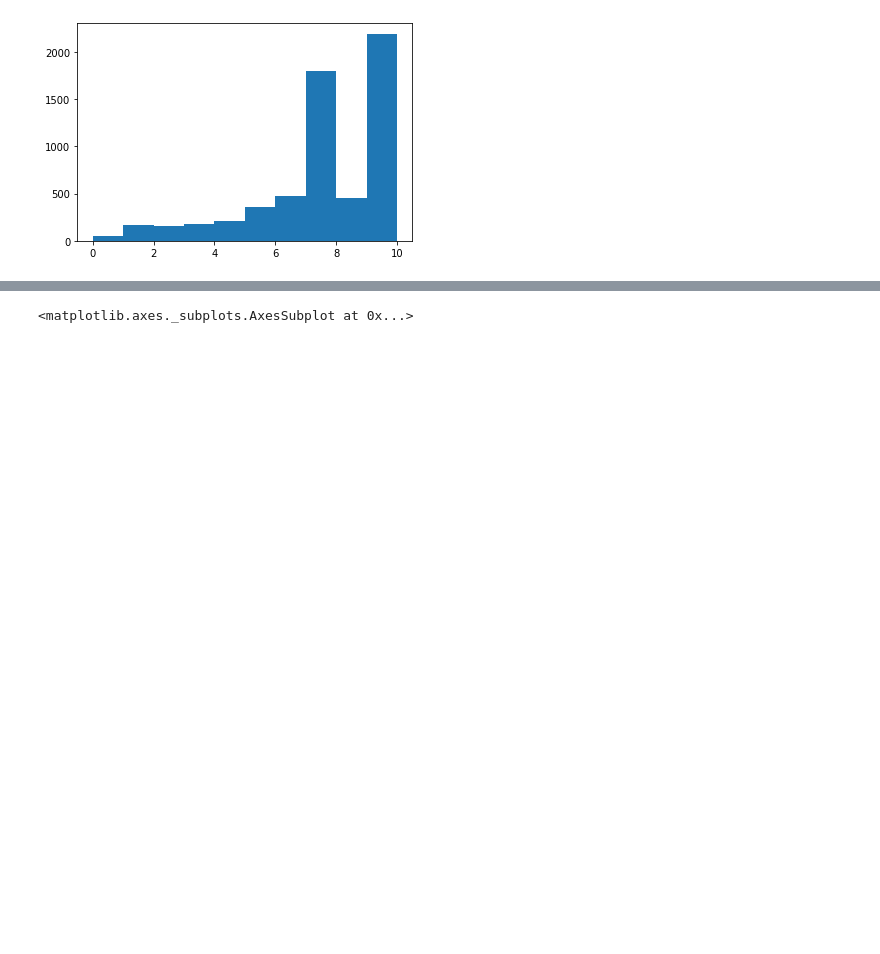
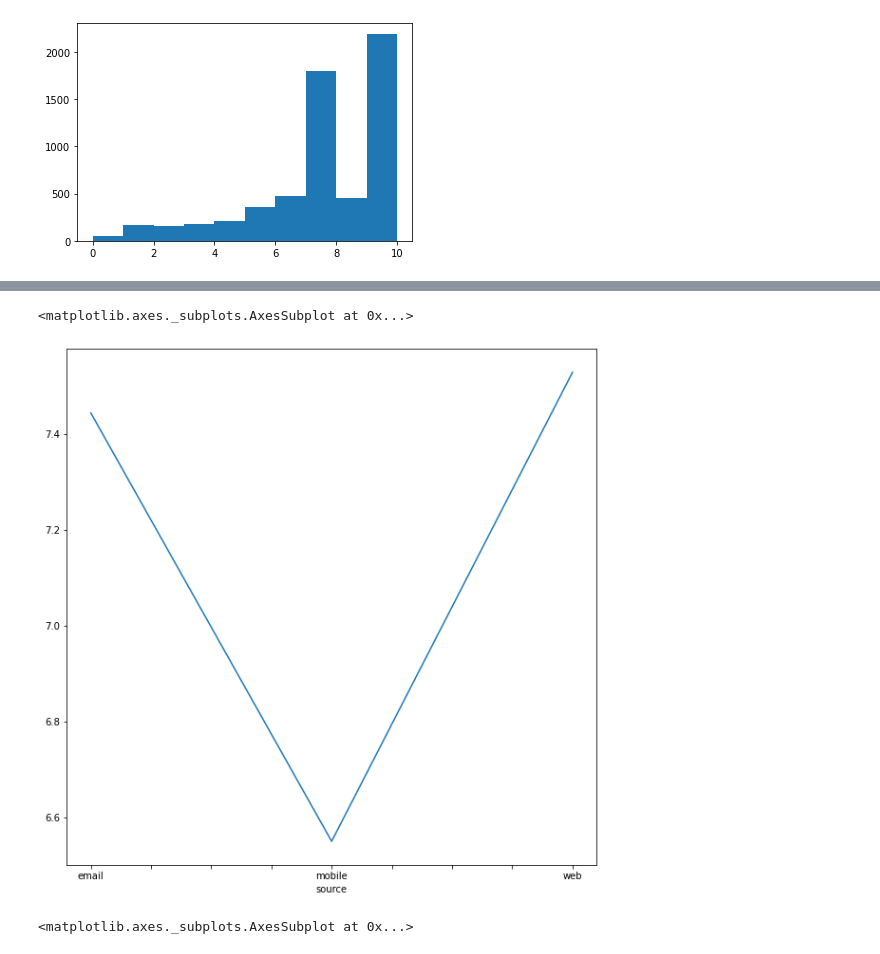
Before and after one commit to SofiaShvedova/Data-analytics-tools-for-solving-applied-problems, a Jupyter notebook: NPS.ipynb, the cells around one changed output, grey strips where cells are left out. Cells and saved outputs as stored; diff of their text form; code cells hidden in the pictures; blank space fills up the shorter version.

```diff
--- a/NPS.ipynb
+++ b/NPS.ipynb
@@ -388,3 +391,10 @@ plt.show()
+# %%
+q4_nps1=q4_nps.groupby('source')['nps_rating'].mean()
+#creating a line plot
+q4_nps1.plot(kind='line',figsize=(10,10))
+# %% [output]
+<matplotlib.axes._subplots.AxesSubplot at 0x...>
+[figure, added]
 # %%
 sns.boxplot(q4_nps["nps_rating"])
 # %% [output]
```
Also changed, not shown: parts of 2 cells of this notebook.
